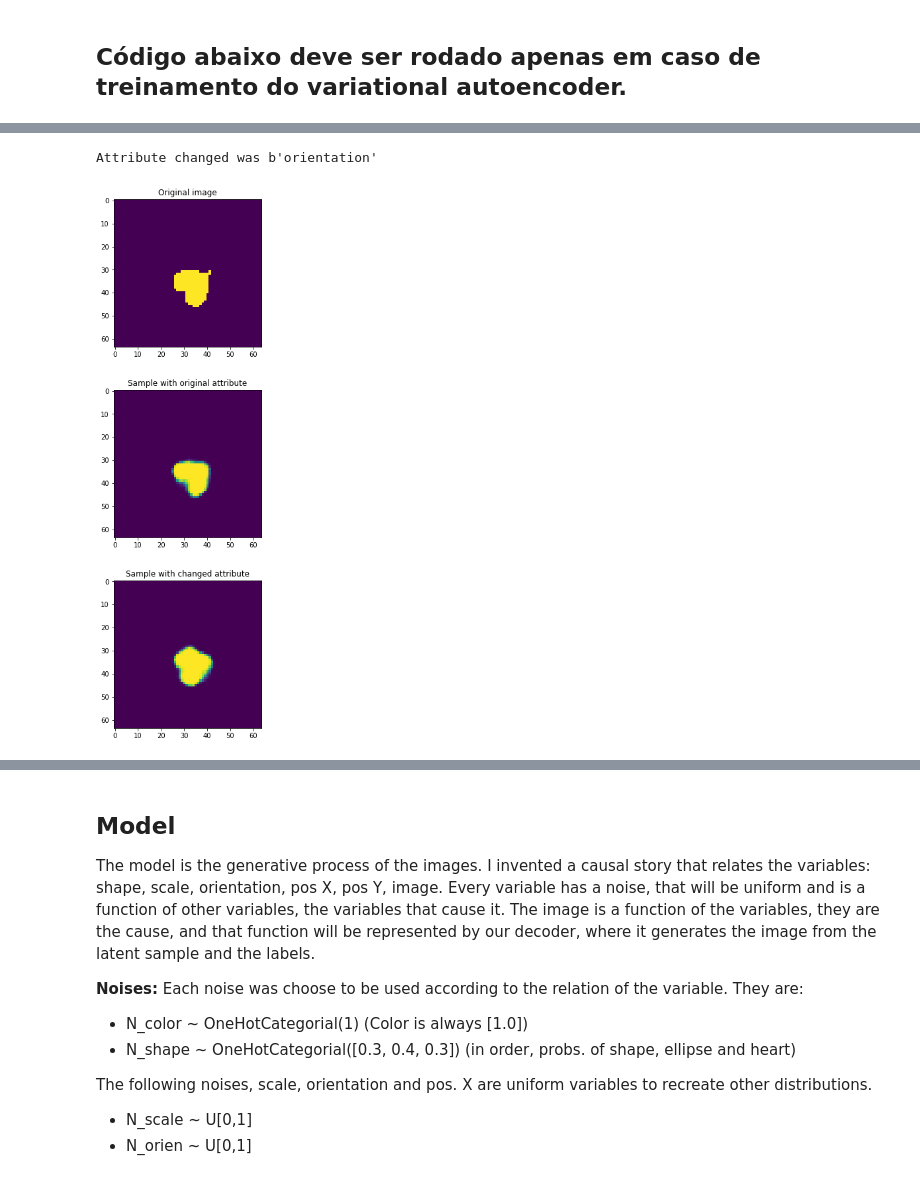
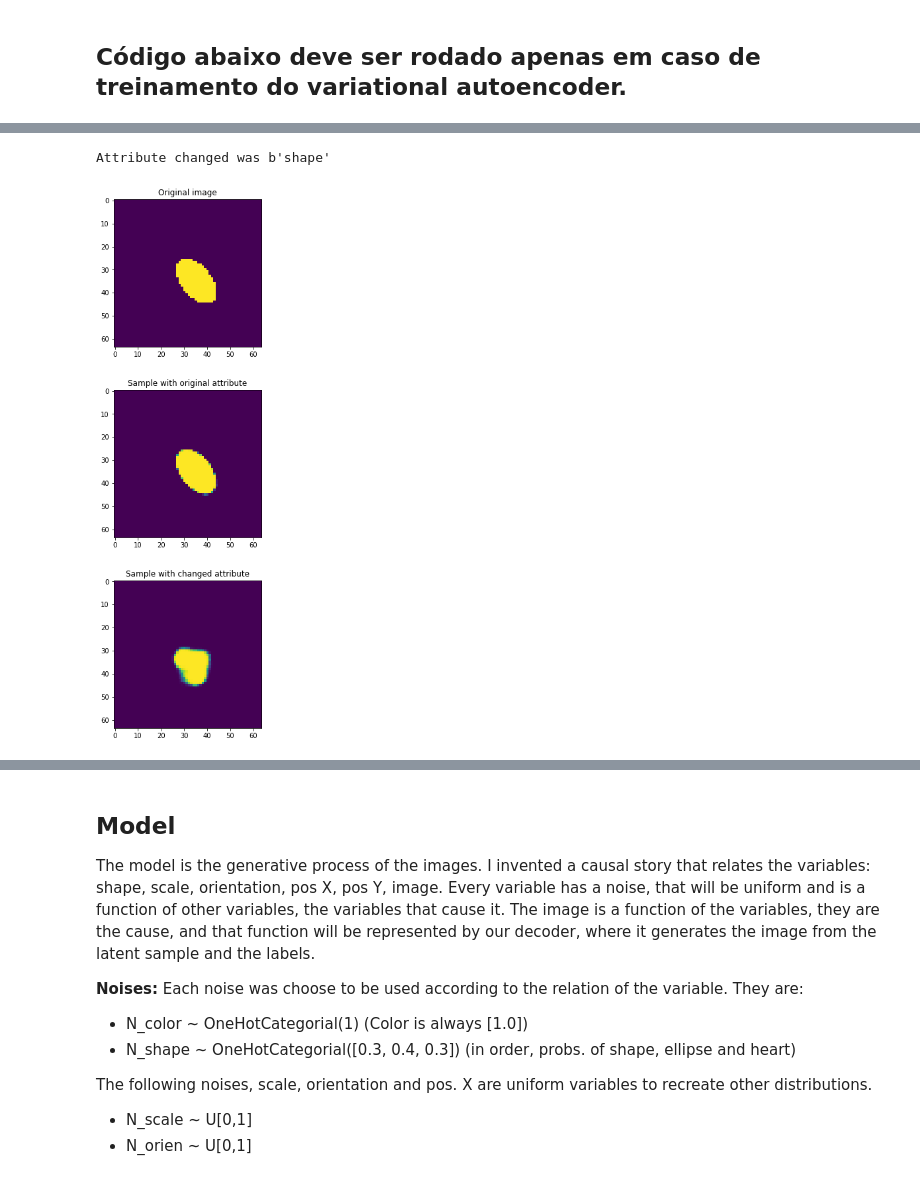
Before and after one commit to GiovaniValdrighi/inferencia_causal, a Jupyter notebook: vae.ipynb, the cells around one changed output, grey strips where cells are left out. Drawn from its saved outputs; the diff is of its cells as text; code cells hidden in the pictures.

```diff
--- a/vae.ipynb
+++ b/vae.ipynb
@@ -368,5 +385,5 @@ Attribute changed was b'shape'
-# %%
-change_attribute(imgs[ind_from_att(1, 3, 5, 15, 20, 20)], latents_classes[ind_from_att(1, 3, 5, 15, 20, 20)], attribute = 3)
-# %% [output]
-Attribute changed was b'orientation'
-[figure, removed]
+# %%
+change_attribute(imgs[ind_from_att(0, 1, 4, 14, 19, 19)], latents_classes[ind_from_att(0, 1, 4, 14, 19, 19)])
+# %% [output]
+Attribute changed was b'shape'
+[figure, added]
```
Also changed, not shown: parts of 16 cells of this notebook.
